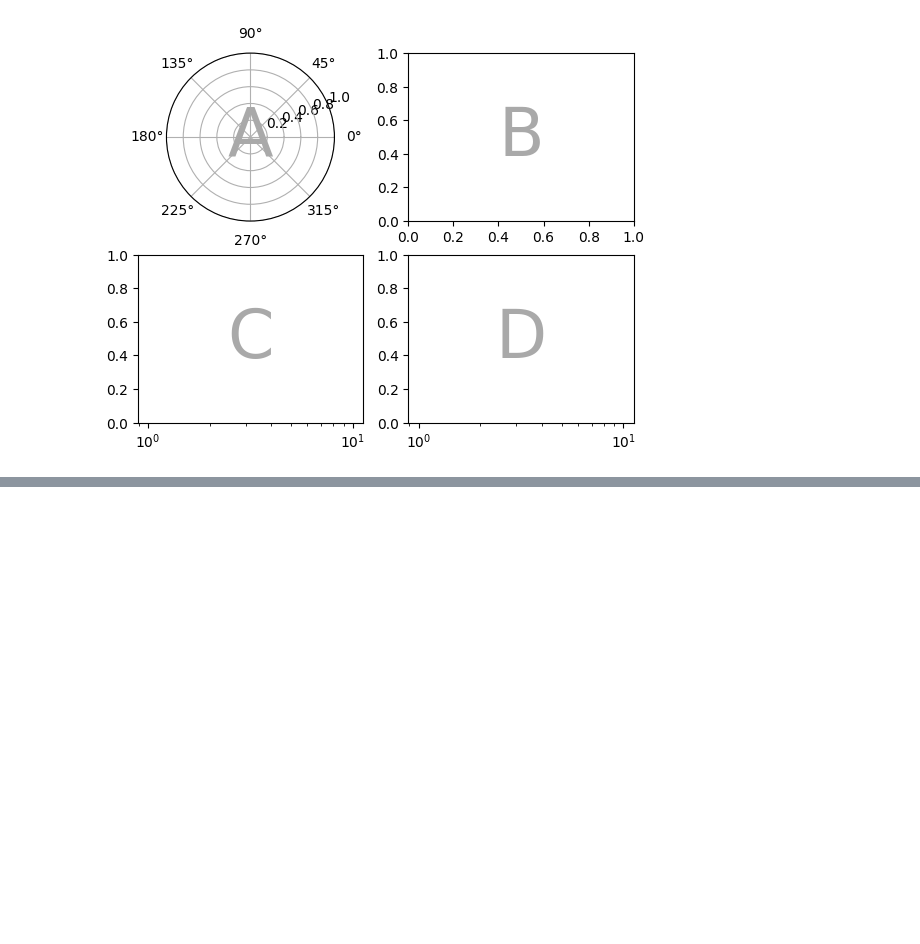
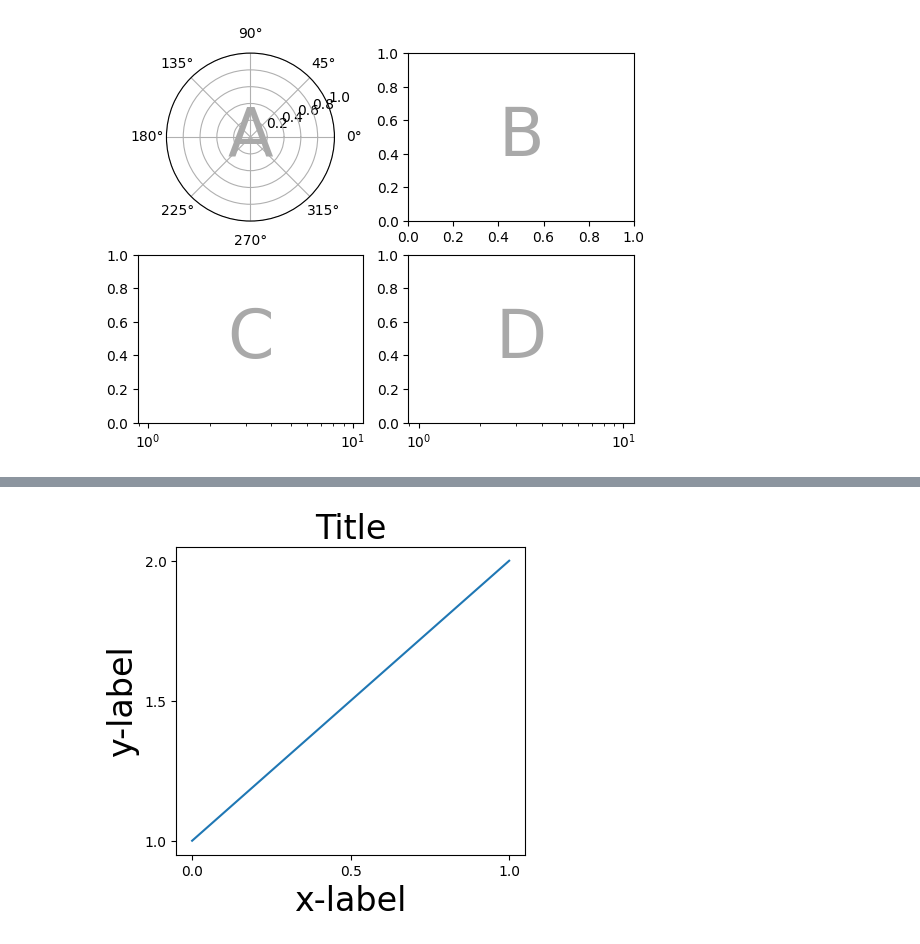
Before and after one commit to manasesmutembei11/ML, a Jupyter notebook: matplotlib/matplotlib_axes&subplots.ipynb, the cells around one changed output, grey strips where cells are left out. Cells and saved outputs as stored; diff of their text form; code cells hidden in the pictures; blank space fills up the shorter version.

Commit message:
Matplotlib Axes and Subplots (Constrained layout guide)

```diff
--- a/matplotlib/matplotlib_axes&subplots.ipynb
+++ b/matplotlib/matplotlib_axes&subplots.ipynb
@@ -763,0 +771,29 @@ identify_axes(axd)
+# %%
+#Layout = none
+import matplotlib.pyplot as plt
+import numpy as np
+
+import matplotlib.colors as mcolors
+import matplotlib.gridspec as gridspec
+
+plt.rcParams['savefig.facecolor'] = "0.8"
+plt.rcParams['figure.figsize'] = 4.5, 4.
+plt.rcParams['figure.max_open_warning'] = 50
+
+
+def example_plot(ax, fontsize=12, hide_labels=False):
+    ax.plot([1, 2])
+
+    ax.locator_params(nbins=3)
+    if hide_labels:
+        ax.set_xticklabels([])
+        ax.set_yticklabels([])
+    else:
+        ax.set_xlabel('x-label', fontsize=fontsize)
+        ax.set_ylabel('y-label', fontsize=fontsize)
+        ax.set_title('Title', fontsize=fontsize)
+
+fig, ax = plt.subplots(layout=None)
+example_plot(ax, fontsize=24)
+# %% [output]
+[figure, added]
```
Also changed, not shown: parts of 7 cells of this notebook.
